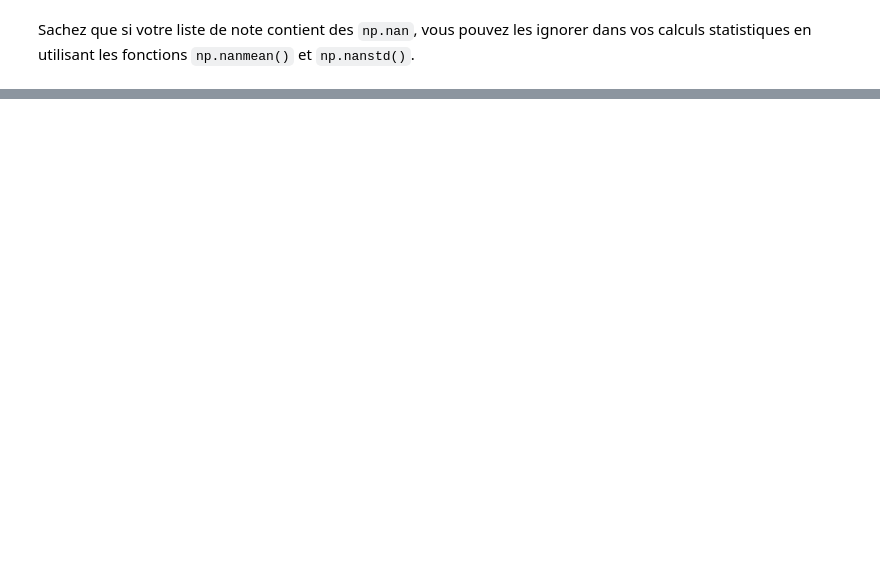
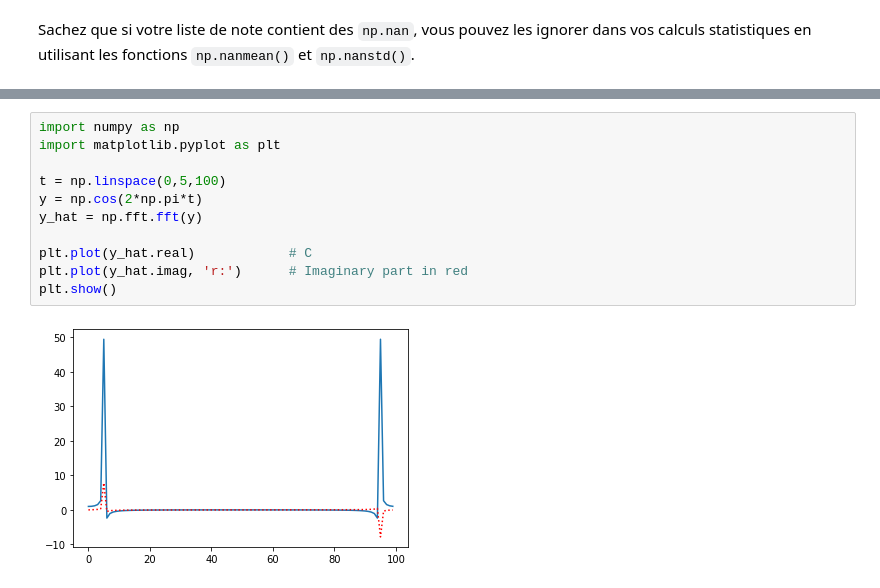
Before and after one commit to bsaintmichel/python-zero, a Jupyter notebook: Application_A_Numpy.ipynb, the cells around one changed output, grey strips where cells are left out. Cells and saved outputs as stored; diff of their text form; blank space fills up the shorter version.

Commit message:
(almost) End of Numpy Application + File tutorial

```diff
--- a/Application_A_Numpy.ipynb
+++ b/Application_A_Numpy.ipynb
@@ -568,0 +793,13 @@ Bottom 10% : below 5.0
+# %%
+import numpy as np
+import matplotlib.pyplot as plt
+
+t = np.linspace(0,5,100)
+y = np.cos(2*np.pi*t)
+y_hat = np.fft.fft(y)
+
+plt.plot(y_hat.real)            # C
+plt.plot(y_hat.imag, 'r:')      # Imaginary part in red
+plt.show()
+# %% [output]
+[figure, added]
```
Also changed, not shown: parts of 53 cells of this notebook, 10 other files.
